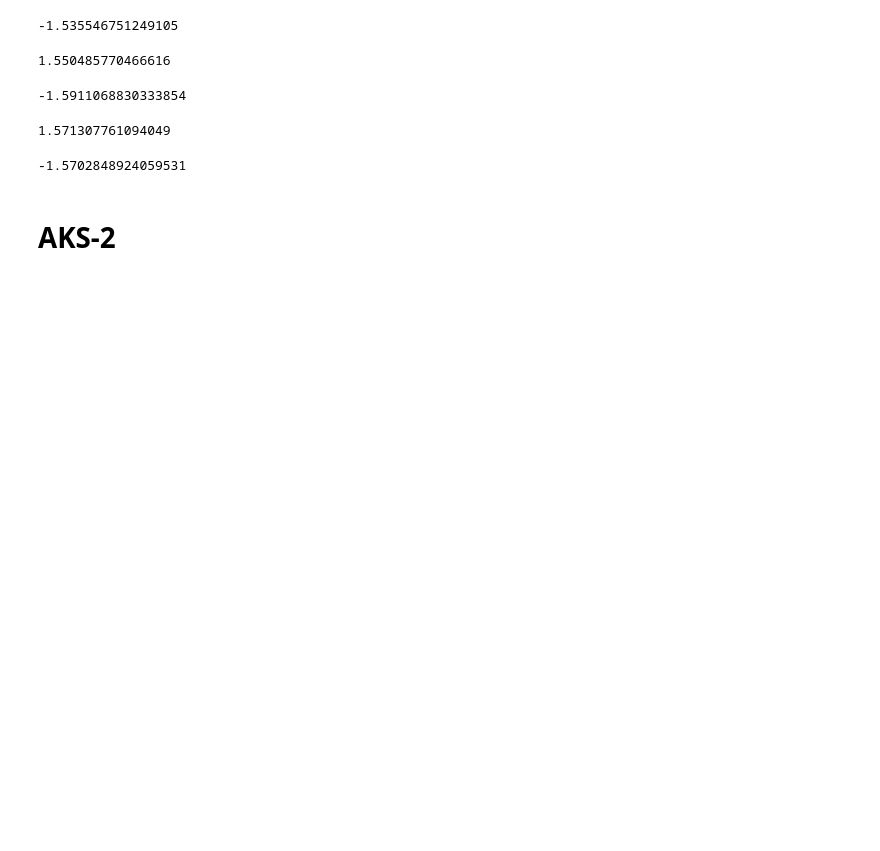
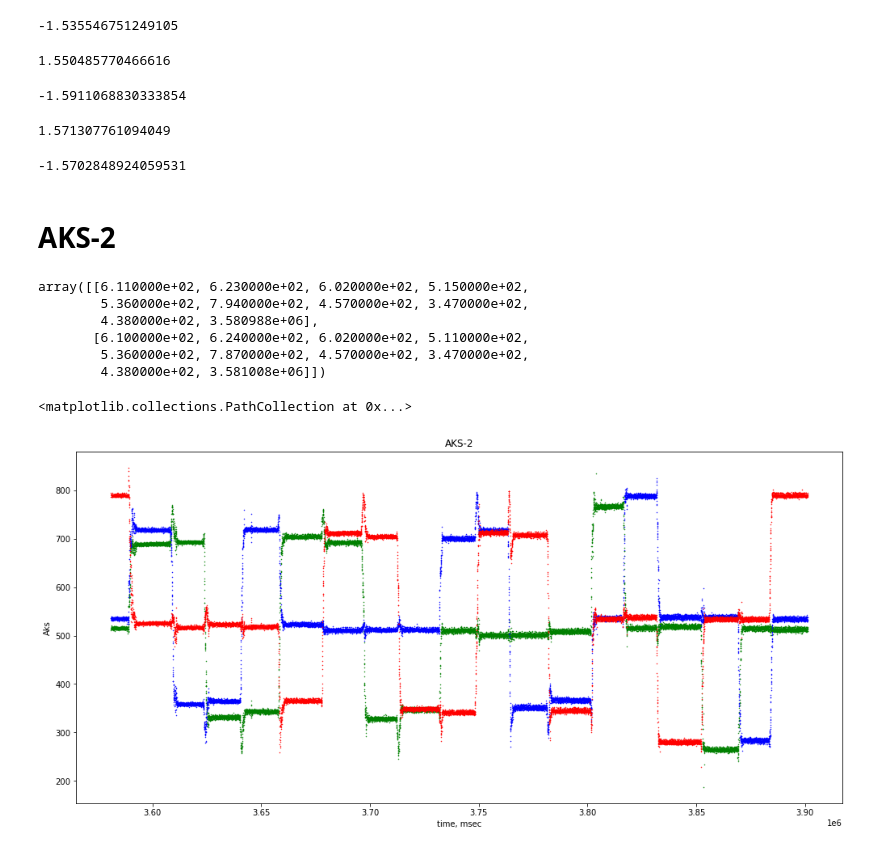
Before and after one commit to PumPums/practics, a Jupyter notebook: Calibrovka.ipynb, the cells around one changed output. Saved outputs shown, nothing was run; the diff lists cells and outputs as text; code cells hidden in the pictures; blank space fills up the shorter version.

```diff
--- a/Calibrovka.ipynb
+++ b/Calibrovka.ipynb
@@ -300,0 +303,29 @@ delta_phi(prepared_aks2.T[2][4800:4975], aks2.T[3][4800:4975])
+# %%
+df = pd.read_csv(path+'INS-MEMS-aks2-18.log', sep='\s+')
+# %%
+df['msec'] = (df['HH']-10)*60*60*1000 + df['MM']*60*1000 + df['SS']*1000 + df['MS']
+# %%
+df = df.drop(columns=['%ID', 'HH', 'MM', 'SS', 'MS'], axis=1)
+# %%
+aks3 = np.array(df)[1:]
+# %%
+aks3[0:2]
+# %% [output]
+array([[6.110000e+02, 6.230000e+02, 6.020000e+02, 5.150000e+02,
+        5.360000e+02, 7.940000e+02, 4.570000e+02, 3.470000e+02,
+        4.380000e+02, 3.580988e+06],
+       [6.100000e+02, 6.240000e+02, 6.020000e+02, 5.110000e+02,
+        5.360000e+02, 7.870000e+02, 4.570000e+02, 3.470000e+02,
+        4.380000e+02, 3.581008e+06]])
+# %%
+plt.figure(figsize=(17, 8))
+plt.title('AKS-2')
+plt.xlabel(r'time, msec')
+plt.ylabel(r'Aks')
+
+plt.scatter(aks3.T[9], aks3.T[3], color='g', s=0.25)
+plt.scatter(aks3.T[9], aks3.T[4], color='b', s=0.25)
+plt.scatter(aks3.T[9], aks3.T[5], color='r', s=0.25)
+# %% [output]
+<matplotlib.collections.PathCollection at 0x...>
+[figure, added]
```
Also changed, not shown: parts of 24 cells of this notebook.
